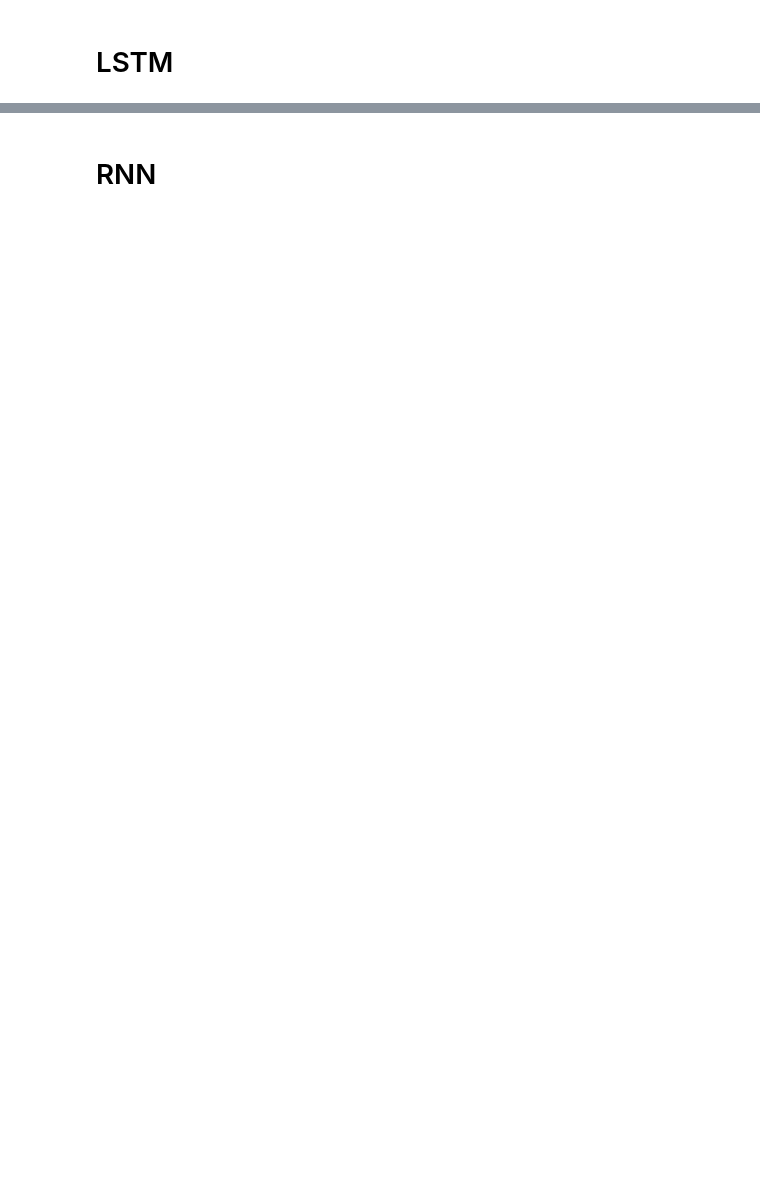
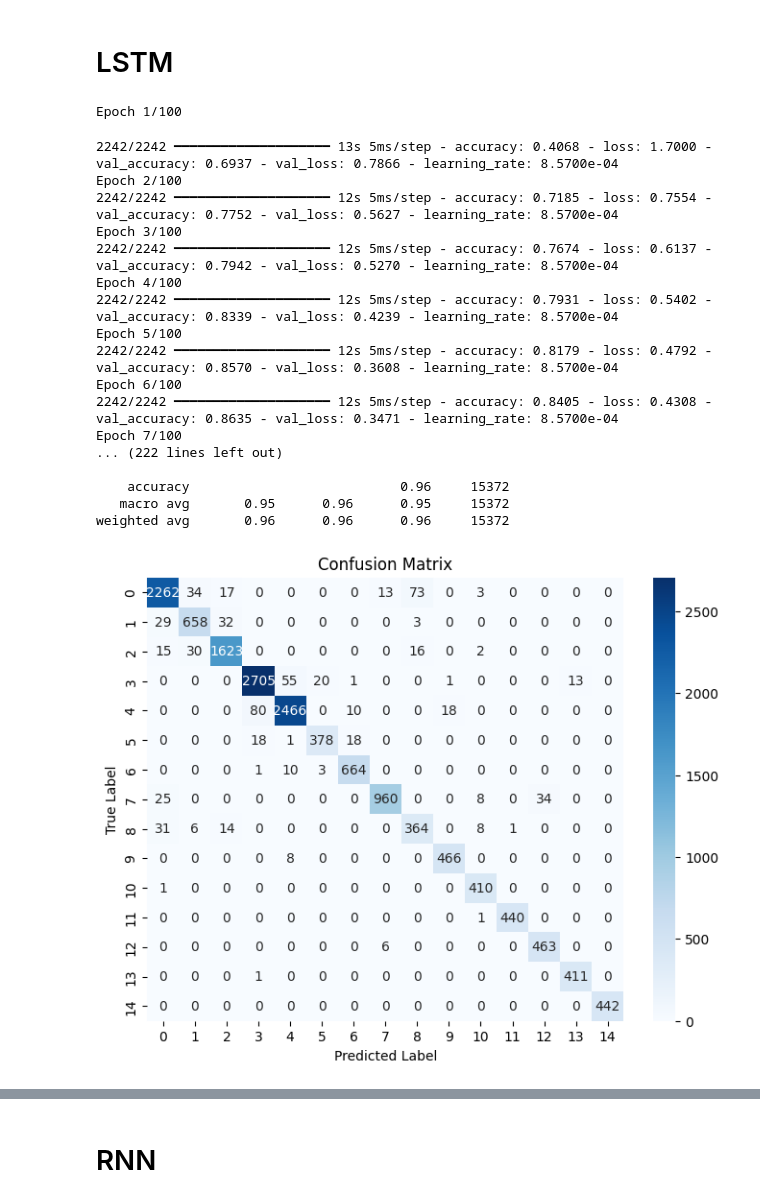
Before and after one commit to kaushikar11/RAI-HER, a Jupyter notebook: models_evaluation_changes.ipynb, the cells around one changed output, grey strips where cells are left out. Cells and saved outputs as stored; diff of their text form; code cells hidden in the pictures; blank space fills up the shorter version.

```diff
--- a/models_evaluation_changes.ipynb
+++ b/models_evaluation_changes.ipynb
@@ -708,7 +719,7 @@ def build_lstm_model(input_shape, num_classes):
     # Output layer
     model.add(Dense(num_classes, activation='softmax'))
 
-    optimizer = Adam(learning_rate=0.001)
+    optimizer = Adam(learning_rate=0.000857)
     model.compile(
         optimizer=optimizer,
         loss='sparse_categorical_crossentropy',
@@ -748,33 +759,53 @@ pred_df['Emotion_Type'] = pred_df['Emotion'].apply(lambda x: 1.0 if x in positiv
 y_pred = pred_df['Emotion'].values
 pred_df.drop(columns=['Emotion'], inplace=True)
 
 test_df = X_test.copy()
 
 # Compute evaluation metrics
 accuracy = accuracy_score(y_test, predicted_labels)
 precision = precision_score(y_test, predicted_labels, average='weighted')
 recall = recall_score(y_test, predicted_labels, average='weighted')
 f1 = f1_score(y_test, predicted_labels, average='weighted')
 
 # Print evaluation metrics
 print(f"Accuracy: {accuracy:.4f}")
 print(f"Precision: {precision:.4f}")
 print(f"Recall: {recall:.4f}")
 print(f"F1-score: {f1:.4f}")
 
 # Classification Report
 class_report = classification_report(y_test, predicted_labels)
 print("Classification Report:")
 print(class_report)
 
 # Plot Confusion Matrix
 plt.figure(figsize=(8, 6))
 conf_matrix = tf.math.confusion_matrix(y_test, predicted_labels).numpy()
 sns.heatmap(conf_matrix, annot=True, fmt='d', cmap='Blues', xticklabels=np.unique(y_test), yticklabels=np.unique(y_test))
 plt.xlabel('Predicted Label')
 plt.ylabel('True Label')
 plt.title('Confusion Matrix')
 plt.show()
+# %% [output]
+Epoch 1/100
+2242/2242 ━━━━━━━━━━━━━━━━━━━━ 13s 5ms/step - accuracy: 0.4068 - loss: 1.7000 - val_accuracy: 0.6937 - val_loss: 0.7866 - learning_rate: 8.5700e-04
+Epoch 2/100
+2242/2242 ━━━━━━━━━━━━━━━━━━━━ 12s 5ms/step - accuracy: 0.7185 - loss: 0.7554 - val_accuracy: 0.7752 - val_loss: 0.5627 - learning_rate: 8.5700e-04
+Epoch 3/100
+2242/2242 ━━━━━━━━━━━━━━━━━━━━ 12s 5ms/step - accuracy: 0.7674 - loss: 0.6137 - val_accuracy: 0.7942 - val_loss: 0.5270 - learning_rate: 8.5700e-04
+Epoch 4/100
+2242/2242 ━━━━━━━━━━━━━━━━━━━━ 12s 5ms/step - accuracy: 0.7931 - loss: 0.5402 - val_accuracy: 0.8339 - val_loss: 0.4239 - learning_rate: 8.5700e-04
+Epoch 5/100
+2242/2242 ━━━━━━━━━━━━━━━━━━━━ 12s 5ms/step - accuracy: 0.8179 - loss: 0.4792 - val_accuracy: 0.8570 - val_loss: 0.3608 - learning_rate: 8.5700e-04
+Epoch 6/100
+2242/2242 ━━━━━━━━━━━━━━━━━━━━ 12s 5ms/step - accuracy: 0.8405 - loss: 0.4308 - val_accuracy: 0.8635 - val_loss: 0.3471 - learning_rate: 8.5700e-04
+Epoch 7/100
+... (222 lines left out)
+
+    accuracy                           0.96     15372
+   macro avg       0.95      0.96      0.95     15372
+weighted avg       0.96      0.96      0.96     15372
+[figure, added]
 # %%
 model_name = "LSTM_Model"
 new_row = pd.DataFrame([{
```
Also changed, not shown: parts of 11 cells of this notebook.
